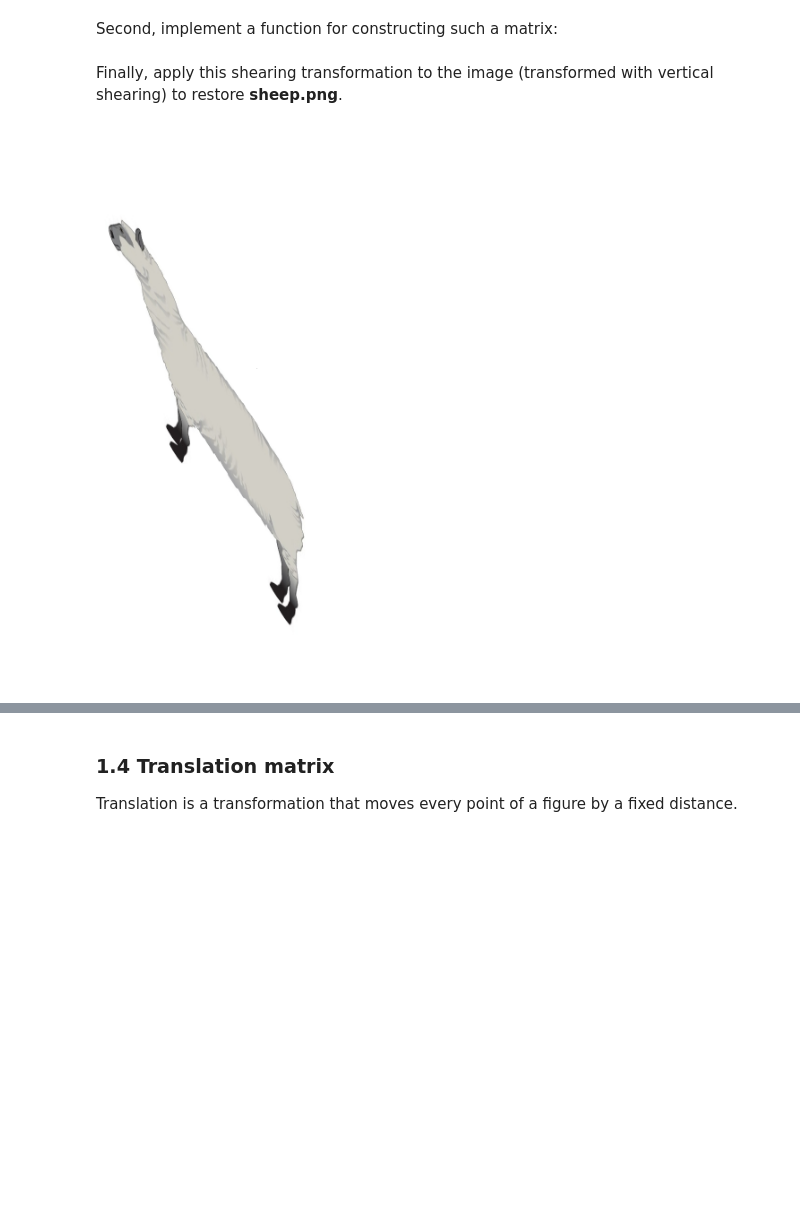
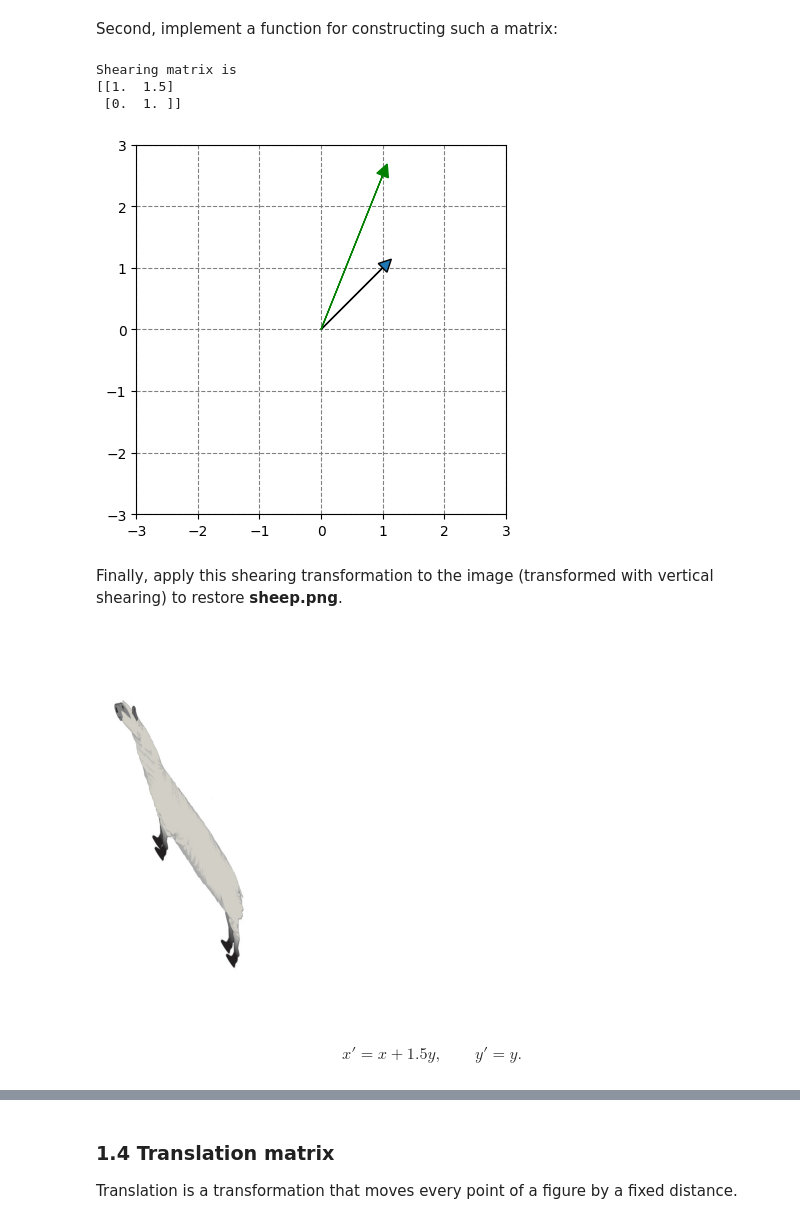
Before and after one commit to Shopska/LA_Lab_1, a Jupyter notebook: LA_Lab_1_template_2026.ipynb, the cells around one changed output, grey strips where cells are left out. Cells and saved outputs as stored; diff of their text form; code cells hidden in the pictures; blank space fills up the shorter version.

```diff
--- a/LA_Lab_1_template_2026.ipynb
+++ b/LA_Lab_1_template_2026.ipynb
@@ -175,21 +266,29 @@ In this part, you need to build a shearing matrix, find a transformation matrix
 # %% [markdown]
 Second, implement a function for constructing such a matrix:
 # %%
-##### YOUR CODE STARTS #####
+import numpy as np
+
 def get_horizontal_shear_matrix(factor):
-  return ...
+    return np.array([
+        [1, factor],
+        [0, 1]
+    ])
 
-M3 = ...
-##### YOUR CODE ENDS #####
+M3 = get_horizontal_shear_matrix(1.5)
+
 print("Shearing matrix is")
 print(M3)
+# %% [output]
+Shearing matrix is
+[[1.  1.5]
+ [0.  1. ]]
 # %%
 # Apply shearing to the vector AB1 to achieve vector AB2
 
 ##### YOUR CODE STARTS #####
-A = ...
+A = np.array([0, 0])
 B1 = np.array([1, 1])
-B2 = ...
+B2 = B1 @ M3
 ##### YOUR CODE ENDS #####
 
 ax = plt.axes()
@@ -204,10 +303,15 @@ plt.grid(color='gray', linestyle='dashed')
 plt.gca().set_aspect('equal', adjustable='box')
 
 plt.show()
+# %% [output]
+[figure, added]
 # %% [markdown]
 Finally, apply this shearing transformation to the image (transformed with vertical shearing) to restore **sheep.png**.
 # %%
 sheared_img = cv.imread("./sheared_sheep.png")
-cv2_imshow(sheared_img)
+
+plt.imshow(cv.cvtColor(sheared_img, cv.COLOR_BGR2RGB))
+plt.axis("off")
+plt.show()
 # %% [output]
-[figure, old version]
+[figure, new version]
@@ -218,0 +318,4 @@ cv2_imshow(restored_img)
+# %% [markdown]
+$$
+x' = x + 1.5y, \qquad y' = y.
+$$
```
Also changed, not shown: parts of 25 cells of this notebook.
